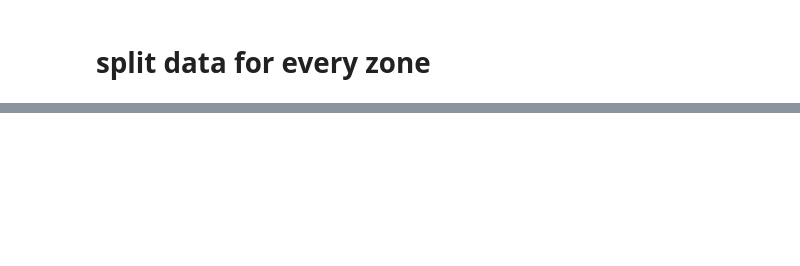
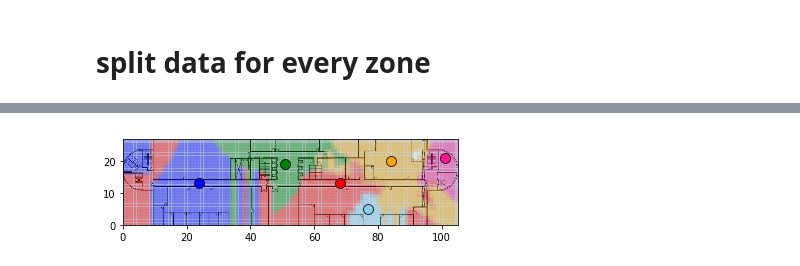
Before and after one commit to KJtiming/RadioMap, a Jupyter notebook: data_zone.ipynb, the cells around one changed output, grey strips where cells are left out. Cells and saved outputs as stored; diff of their text form; code cells hidden in the pictures; blank space fills up the shorter version.

Commit message:
rebuild for part train

```diff
--- a/data_zone.ipynb
+++ b/data_zone.ipynb
@@ -85,0 +134,13 @@ item_1 ==  [[0.0, 0.0], [0.0, 1.0], [1.0, 0.0], [1.0, 1.0], [2.0, 0.0], [22.0, 0
+# %%
+X = train_part_test[:,0:2]
+y = train_part_test[:,2]
+modelClassifier = KNeighborsClassifier(n_neighbors=3)
+pci_pred = modelClassifier.fit(X, y).predict(data_test[:,0:2])
+n_accuracy = 0
+for i in range(len(pci_pred)):
+    if pci_pred[i] == data_test[i,2]:
+        n_accuracy = n_accuracy+1
+print ("n_accuracy_pci==",n_accuracy)
+print ("len(pci_pred)==",len(pci_pred))
+acc = n_accuracy/(len(pci_pred))
+print('pci accuracy: ',acc )
@@ -85,0 +151,81 @@ item_1 ==  [[0.0, 0.0], [0.0, 1.0], [1.0, 0.0], [1.0, 1.0], [2.0, 0.0], [22.0, 0
+# %%
+map_size = [105, 27]
+x_resolution = map_size[0]
+y_resolution = map_size[1]
+output = modelClassifier.predict(pixel_pos[1:,:])
+np.savetxt('output.csv', output, delimiter=',', fmt='%f')
+pci = []
+pci_input =  [37, 38, 39, 40, 41, 42, 120, 151, 154, 1, 62]
+pci_config = np.array(pci_input)
+f = open('pci_result.csv', 'w') #write the pci result into file
+f.write('x,y,pci,\n')
+#z = np.reshape(output, (y_resolution, x_resolution))
+#z[:] = map(list,zip(*z[::-1]))
+#z = np.genfromtxt('z.csv', delimiter=',')
+#z_pred = np.hstack((xy, pci_map_pred))
+output = output.reshape(27,105)
+z = np.reshape(output, (y_resolution, x_resolution))
+np.savetxt('z.csv', z, delimiter=',', fmt='%f')
+for j in range(y_resolution):
+        for i in range(x_resolution) :
+            pci = z[j][i]
+            if pci == 37 :#37
+                #pci_real = pci_config[0]
+                plt.plot(round(i), round(j), color='blue', marker = 's', markersize=5, alpha=.1)
+            elif pci == 38 :#38
+                #pci_real = pci_config[1]
+                plt.plot(round(i), round(j), color='green', marker = 's', markersize=5, alpha=.1 )
+            elif pci == 39 :#39
+                #pci_real = pci_config[2]
+                plt.plot(round(i), round(j), color='red', marker = 's', markersize=5, alpha=.1 )
+            elif pci == 40:#40
+                #pci_real = pci_config[3]
+                plt.plot(round(i), round(j), color='skyblue', marker = 's', markersize=5, alpha=.1)
+            elif pci == 41:#41
+                #pci_real = pci_config[4]
+                plt.plot(round(i), round(j), color='orange', marker = 's', markersize=5, alpha=.1)
+            elif pci == 42:#42
+                #pci_real = pci_config[5]
+                plt.plot(round(i), round(j), color='deeppink', marker = 's', markersize=5, alpha=.1)
+            elif pci == 120:#120
+                #pci_real = pci_config[6]
+                plt.plot(round(i), round(j), color='yellow', marker = 's', markersize=5, alpha=.1)
+            elif pci == 151:#151
+                #pci_real = pci_config[7]
+                plt.plot(round(i), round(j), color='yellow', marker = 's', markersize=5, alpha=.1)
+            elif pci == 154:#154
+                #pci_real = pci_config[8]
+                plt.plot(round(i), round(j), color='yellow', marker = 's', markersize=5, alpha=.1)
+            else :
+                pci_real = -1
+                plt.plot(round(i), round(j), color='white', marker = 's', markersize=5, alpha=.1 )
+            result = str(i) + ',' + str(j) + ',' + str(pci) +',' + '\n'
+            f.write(result)  # python will convert \n to os.linesep
+
+f.close()  # you can omit in most cases as the destructor will call it
+img = plt.imread("./pic/51_5F-3.png")
+plt.imshow(img, zorder=0, extent=[0, map_size[0], 0, map_size[1]])
+x, y = convert_location_data (260,215) #37
+plt.plot(round(abs(x)), round(abs(y)), color='blue', marker = 'o', markersize=10, markeredgecolor = 'black', markeredgewidth = 0.8)
+
+#SC1 (199, 151)
+#x, y = convert_location_data (199, 868)
+x, y = convert_location_data (480, 158) #38
+plt.plot(round(abs(x)), round(abs(y)), color='green', marker = 'o', markersize=10, markeredgecolor = 'black', markeredgewidth = 0.8)
+
+x, y = convert_location_data (630, 210) #39
+plt.plot(round(abs(x)), round(abs(y)), color='red', marker = 'o', markersize=10, markeredgecolor = 'black', markeredgewidth = 0.8)
+#plt.plot(round(abs(x)), round(abs(y)), color='purple', marker = 'o', markersize=10, markeredgecolor = 'black', markeredgewidth = 0.8)
+
+x, y = convert_location_data (710, 275) #40
+plt.plot(round(abs(x)), round(abs(y)), color='skyblue', marker = 'o', markersize=10, markeredgecolor = 'black', markeredgewidth = 0.8)
+
+x, y = convert_location_data (765, 145) #41
+plt.plot(round(abs(x)), round(abs(y)), color='orange', marker = 'o', markersize=10, markeredgecolor = 'black', markeredgewidth = 0.8)
+#plt.plot(round(abs(x)), round(abs(y)), color='red', marker = 'o', markersize=10, markeredgecolor = 'black', markeredgewidth = 0.8)
+
+x, y = convert_location_data (908, 130) #42
+plt.plot(round(abs(x)), round(abs(y)), color='deeppink', marker = 'o', markersize=10, markeredgecolor = 'black', markeredgewidth = 0.8)
+plt.savefig('test', dpi=200)
+# %% [output]
+[figure, added]
```
Also changed, not shown: parts of 12 cells of this notebook, 6 other files.
